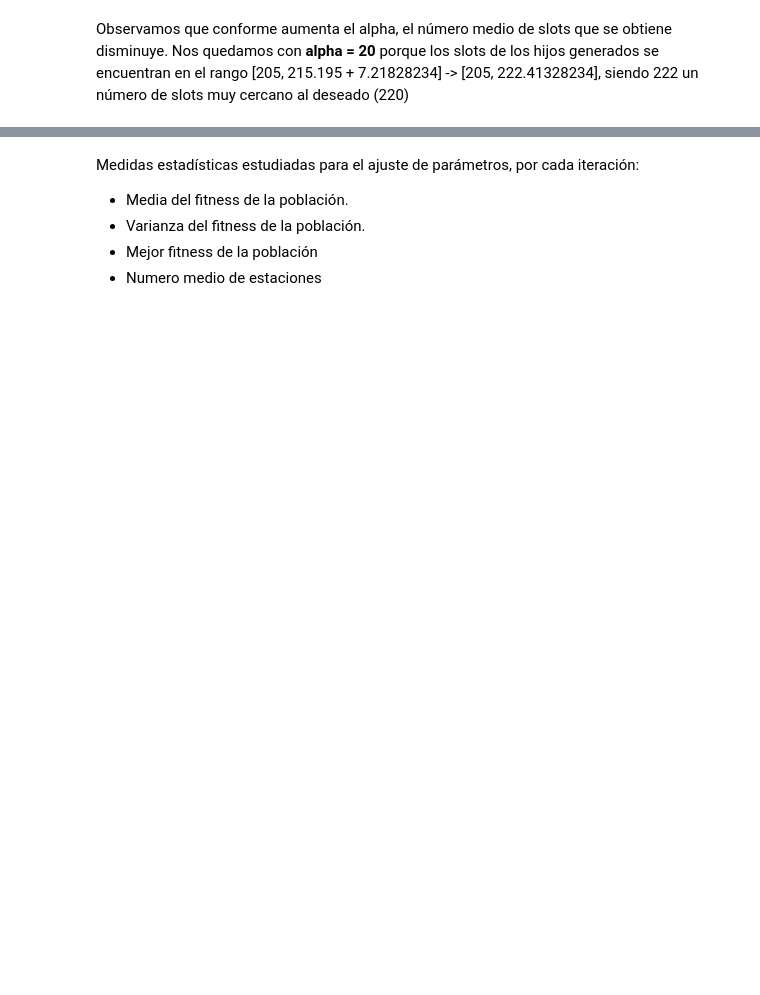
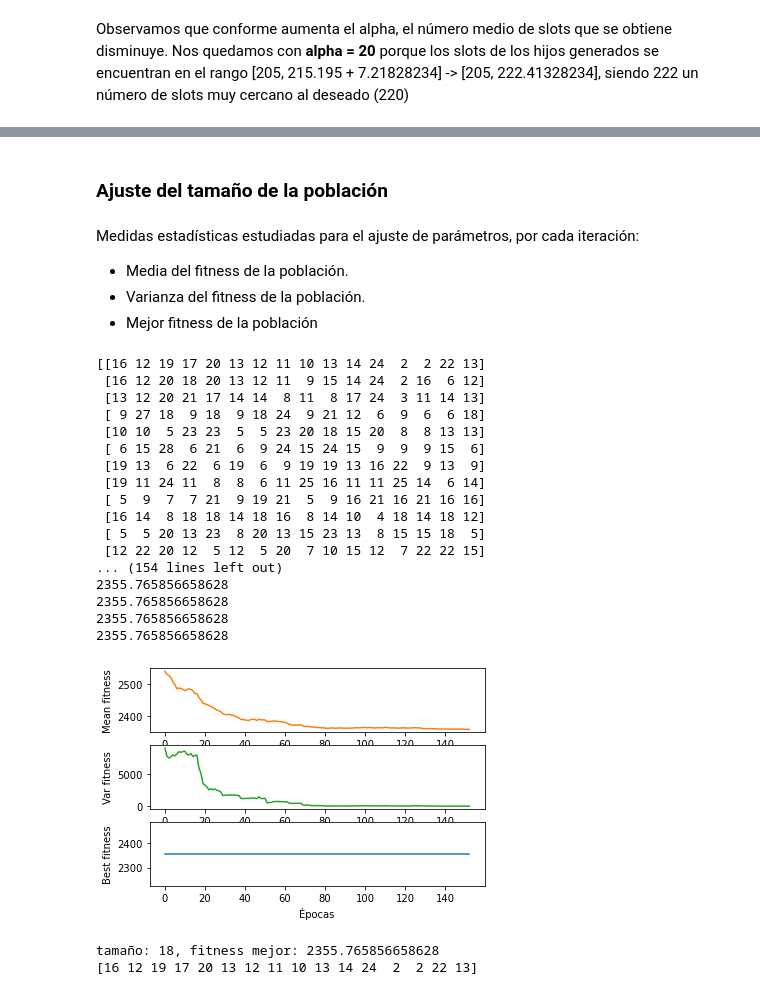
Before and after one commit to emewinchester/MBHB_ABET, a Jupyter notebook: 07_GA_Basic.ipynb, the cells around one changed output, grey strips where cells are left out. Drawn from its saved outputs; the diff is of its cells as text; code cells hidden in the pictures; blank space fills up the shorter version.

```diff
--- a/07_GA_Basic.ipynb
+++ b/07_GA_Basic.ipynb
@@ -242,2 +241,4 @@ Observamos que conforme aumenta el alpha, el número medio de slots que se obtie
+# %% [markdown]
+### Ajuste del tamaño de la población
 # %%
 # Posibles tamaños de la poblacion
@@ -247,5 +248,4 @@ Medidas estadísticas estudiadas para el ajuste de parámetros, por cada iteraci
 - Media del fitness de la población.
 - Varianza del fitness de la población.
 - Mejor fitness de la población
-- Numero medio de estaciones
 # %%
@@ -332,4 +333,35 @@ def agb_estacionario(poblacion, alpha, evaluation, grafica, path = None):
     mejor_cromosoma = poblacion[i_mejor_fitness,:].copy()
 
     return mejor_cromosoma, mejor_fitness
+# %%
+np.random.seed(seed)
+
+poblacion = inicializa_poblacion(tam_poblacion[0], conocidos)
+print(poblacion)
+crom, fit = agb_estacionario(poblacion, alpha, ev,True)
+# %% [output]
+[[16 12 19 17 20 13 12 11 10 13 14 24  2  2 22 13]
+ [16 12 20 18 20 13 12 11  9 15 14 24  2 16  6 12]
+ [13 12 20 21 17 14 14  8 11  8 17 24  3 11 14 13]
+ [ 9 27 18  9 18  9 18 24  9 21 12  6  9  6  6 18]
+ [10 10  5 23 23  5  5 23 20 18 15 20  8  8 13 13]
+ [ 6 15 28  6 21  6  9 24 15 24 15  9  9  9 15  6]
+ [19 13  6 22  6 19  6  9 19 19 13 16 22  9 13  9]
+ [19 11 24 11  8  8  6 11 25 16 11 11 25 14  6 14]
+ [ 5  9  7  7 21  9 19 21  5  9 16 21 16 21 16 16]
+ [16 14  8 18 18 14 18 16  8 14 10  4 18 14 18 12]
+ [ 5  5 20 13 23  8 20 13 15 23 13  8 15 15 18  5]
+ [12 22 20 12  5 12  5 20  7 10 15 12  7 22 22 15]
+... (154 lines left out)
+2355.765856658628
+2355.765856658628
+2355.765856658628
+2355.765856658628
+[figure, added]
+# %%
+print(f'tamaño: {tam_poblacion[0]}, fitness mejor: {fit}')
+print(crom)
+# %% [output]
+tamaño: 18, fitness mejor: 2355.765856658628
+[16 12 19 17 20 13 12 11 10 13 14 24  2  2 22 13]
 # %%
```
Also changed, not shown: parts of 34 cells of this notebook, 1 other file.
